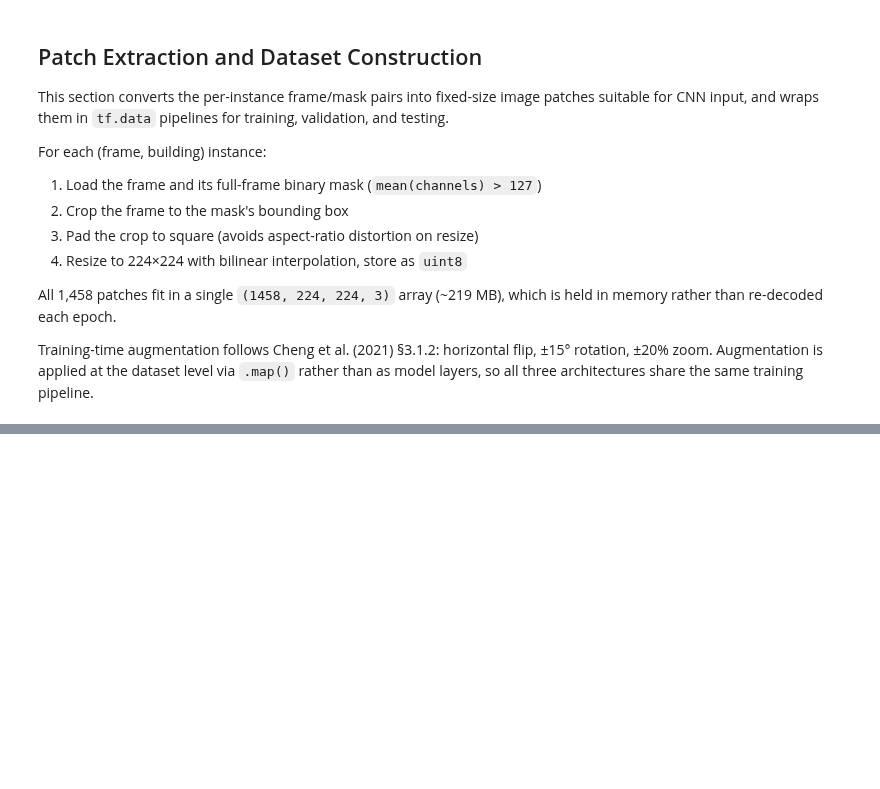
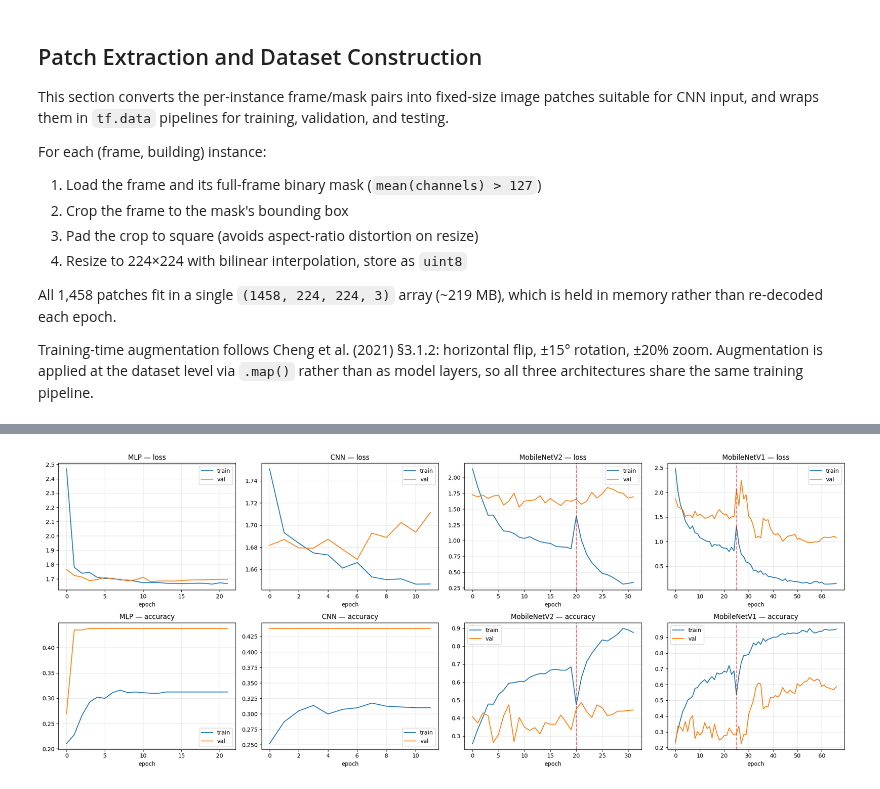
Before and after one commit to zachshotwell/AI-FinalProject-GroupSCR, a Jupyter notebook: DoriaNETProject/DoriaNET.ipynb, the cells around one changed output, grey strips where cells are left out. Saved outputs shown, nothing was run; the diff lists cells and outputs as text; code cells hidden in the pictures; blank space fills up the shorter version.

Commit message:
New best model - MobileNetV1

```diff
--- a/DoriaNETProject/DoriaNET.ipynb
+++ b/DoriaNETProject/DoriaNET.ipynb
@@ -499,13 +595,31 @@ hist_mbv2 = {k: hist_mbv2_s1.history[k] + hist_mbv2_s2.history[k]
 # %%
-fig, axes = plt.subplots(2, 3, figsize=(15, 8))
-panels = [("MLP", hist_mlp.history), ("CNN", hist_cnn.history), ("MobileNetV2", hist_mbv2)]
-boundary = len(hist_mbv2_s1.history["loss"])
-for col, (name, h) in enumerate(panels):
-    axes[0, col].plot(h["loss"], label="train"); axes[0, col].plot(h["val_loss"], label="val")
-    axes[0, col].set_title(f"{name} — loss"); axes[0, col].set_xlabel("epoch"); axes[0, col].legend(); axes[0, col].grid(alpha=0.3)
-    axes[1, col].plot(h["accuracy"], label="train"); axes[1, col].plot(h["val_accuracy"], label="val")
-    axes[1, col].set_title(f"{name} — accuracy"); axes[1, col].set_xlabel("epoch"); axes[1, col].legend(); axes[1, col].grid(alpha=0.3)
-    if name == "MobileNetV2":
+fig, axes = plt.subplots(2, 4, figsize=(20, 8))
+panels = [
+    ("MLP",         hist_mlp.history,  False),
+    ("CNN",         hist_cnn.history,  False),
+    ("MobileNetV2", hist_mbv2,         True),
+    ("MobileNetV1", hist_mbv1,         True),
+]
+boundary_v2 = len(hist_mbv2_s1.history["loss"])
+boundary_v1 = len(hist_mbv1_s1.history["loss"])
+for col, (name, h, has_boundary) in enumerate(panels):
+    axes[0, col].plot(h["loss"], label="train")
+    axes[0, col].plot(h["val_loss"], label="val")
+    axes[0, col].set_title(f"{name} — loss")
+    axes[0, col].set_xlabel("epoch")
+    axes[0, col].legend()
+    axes[0, col].grid(alpha=0.3)
+    axes[1, col].plot(h["accuracy"], label="train")
+    axes[1, col].plot(h["val_accuracy"], label="val")
+    axes[1, col].set_title(f"{name} — accuracy")
+    axes[1, col].set_xlabel("epoch")
+    axes[1, col].legend()
+    axes[1, col].grid(alpha=0.3)
+    if has_boundary:
+        boundary = boundary_v2 if name == "MobileNetV2" else boundary_v1
         axes[0, col].axvline(boundary, linestyle="--", alpha=0.5, color="red")
         axes[1, col].axvline(boundary, linestyle="--", alpha=0.5, color="red")
-plt.tight_layout(); plt.show()
+plt.tight_layout()
+plt.show()
+# %% [output]
+[figure, added]
```
Also changed, not shown: parts of 8 cells of this notebook.
